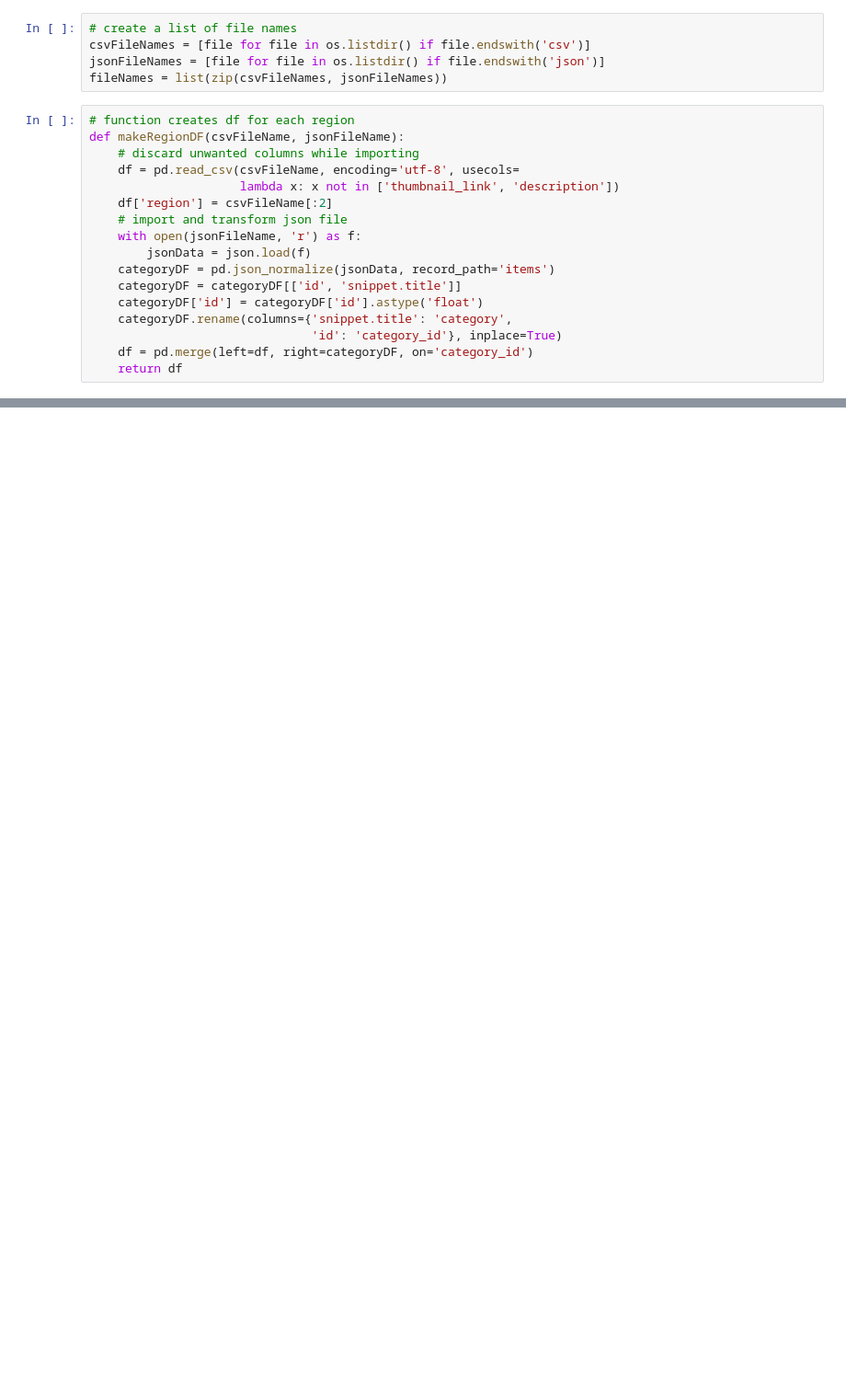
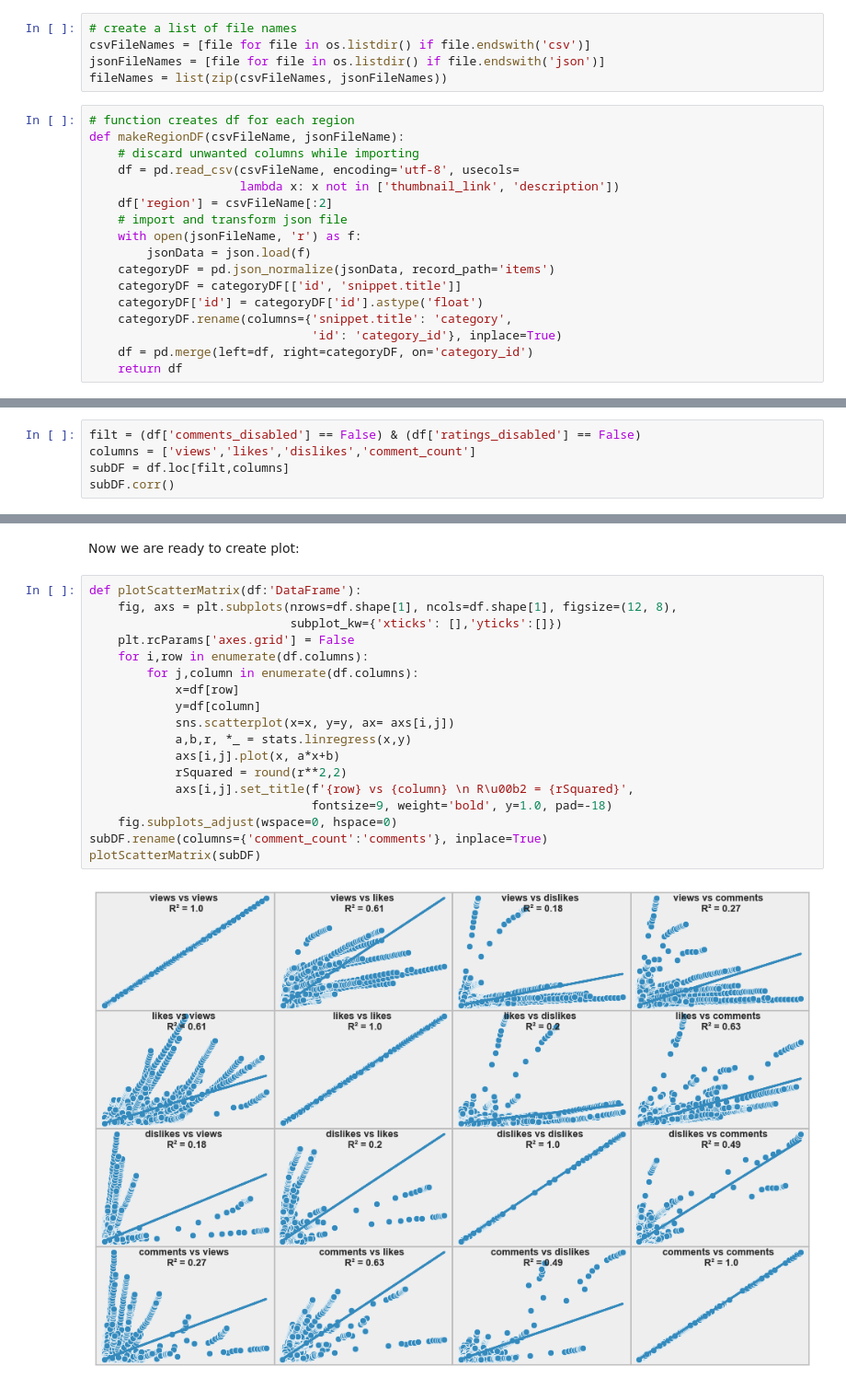
Before and after one commit to Eugeniy-Makarevich/Youtube-trending-videos, a Jupyter notebook: youtube_videos.ipynb, the cells around one changed output, grey strips where cells are left out. Shown at 92% size. Cells and saved outputs as stored; diff of their text form; blank space fills up the shorter version.

```diff
--- a/youtube_videos.ipynb
+++ b/youtube_videos.ipynb
@@ -367,0 +286,5 @@ df.loc[df['video_id']=='#NAME?'].shape
+# %%
+filt = (df['comments_disabled'] == False) & (df['ratings_disabled'] == False)
+columns = ['views','likes','dislikes','comment_count']
+subDF = df.loc[filt,columns]
+subDF.corr()
@@ -367,0 +297,22 @@ df.loc[df['video_id']=='#NAME?'].shape
+# %% [markdown]
+Now we are ready to create plot:
+# %%
+def plotScatterMatrix(df:'DataFrame'):
+    fig, axs = plt.subplots(nrows=df.shape[1], ncols=df.shape[1], figsize=(12, 8),
+                            subplot_kw={'xticks': [],'yticks':[]})
+    plt.rcParams['axes.grid'] = False
+    for i,row in enumerate(df.columns):
+        for j,column in enumerate(df.columns):
+            x=df[row]
+            y=df[column]
+            sns.scatterplot(x=x, y=y, ax= axs[i,j])
+            a,b,r, *_ = stats.linregress(x,y)
+            axs[i,j].plot(x, a*x+b)
+            rSquared = round(r**2,2)
+            axs[i,j].set_title(f'{row} vs {column} \n R\u00b2 = {rSquared}',
+                               fontsize=9, weight='bold', y=1.0, pad=-18)
+    fig.subplots_adjust(wspace=0, hspace=0)
+subDF.rename(columns={'comment_count':'comments'}, inplace=True)
+plotScatterMatrix(subDF)
+# %% [output]
+[figure, added]
```
Also changed, not shown: parts of 35 cells of this notebook.
